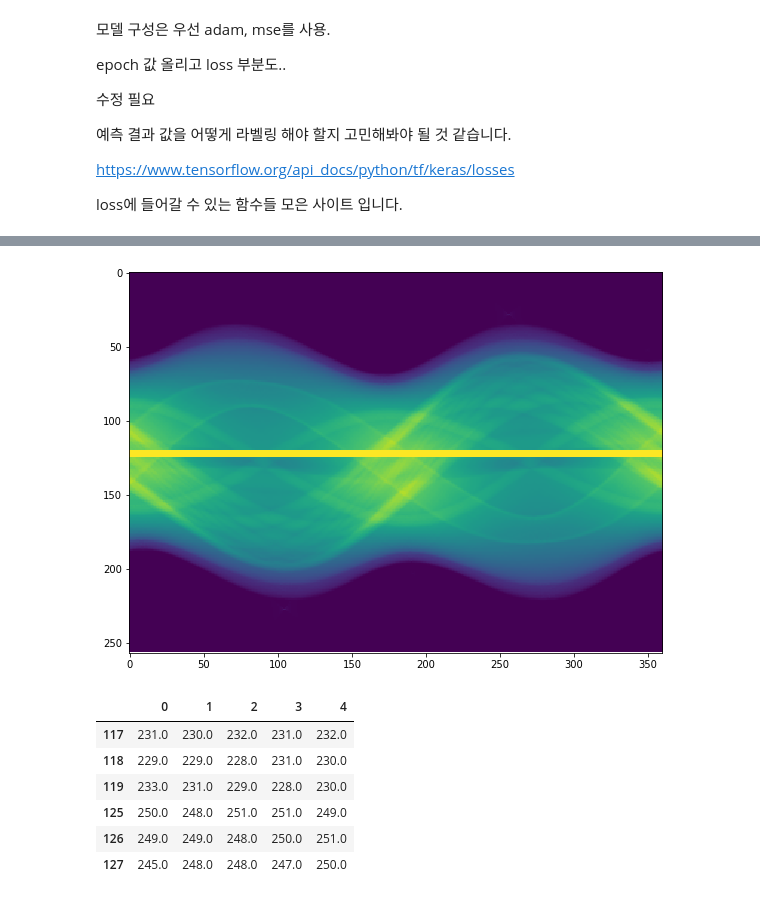
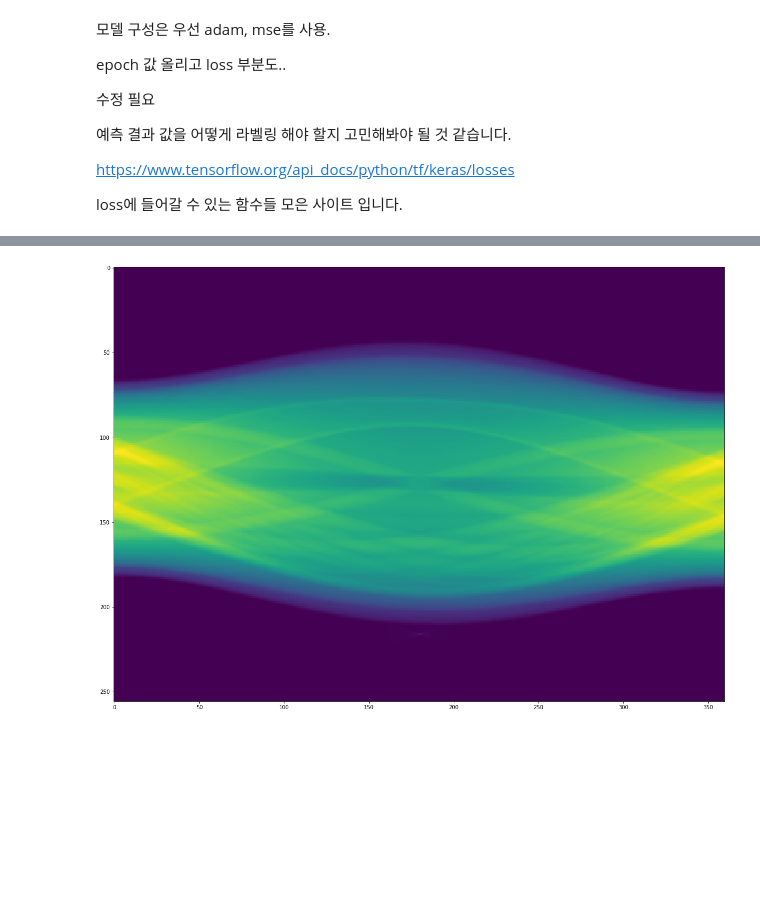
Before and after one commit to KyungRyeolBaek/study, a Jupyter notebook: AI study/치아/tooth_CNN_predict_210724.ipynb, the cells around one changed output, grey strips where cells are left out. Saved outputs shown, nothing was run; the diff lists cells and outputs as text; code cells hidden in the pictures; blank space fills up the shorter version.

```diff
--- a/AI study/치아/tooth_CNN_predict_210724.ipynb
+++ b/AI study/치아/tooth_CNN_predict_210724.ipynb
@@ -206,18 +230,7 @@ plt.colorbar;
 # %%
-df_test = pd.read_table('./images/sino0.txt',sep='\t', header = None).T
-df_test.iloc[120:125, :] = 300
-plt.figure(figsize = (15, 7))
-plt.imshow(df_test)
+df0 = pd.read_table('./images/sino_examples/sino_0.txt',sep=',', header = None)
+plt.figure(figsize = (30, 15))
+plt.imshow(df0)
 plt.colorbar;
 # %% [output]
-[figure, old version]
+[figure, new version]
-# %%
-pd.concat([df_test.iloc[117:120, 0:5], df_test.iloc[125:128, 0:5]], axis = 0)
-# %% [output]
-|  | 0 | 1 | 2 | 3 | 4 |
-| 117 | 231.0 | 230.0 | 232.0 | 231.0 | 232.0 |
-| 118 | 229.0 | 229.0 | 228.0 | 231.0 | 230.0 |
-| 119 | 233.0 | 231.0 | 229.0 | 228.0 | 230.0 |
-| 125 | 250.0 | 248.0 | 251.0 | 251.0 | 249.0 |
-| 126 | 249.0 | 249.0 | 248.0 | 250.0 | 251.0 |
-| 127 | 245.0 | 248.0 | 248.0 | 247.0 | 250.0 |
```
Also changed, not shown: parts of 34 cells of this notebook.
